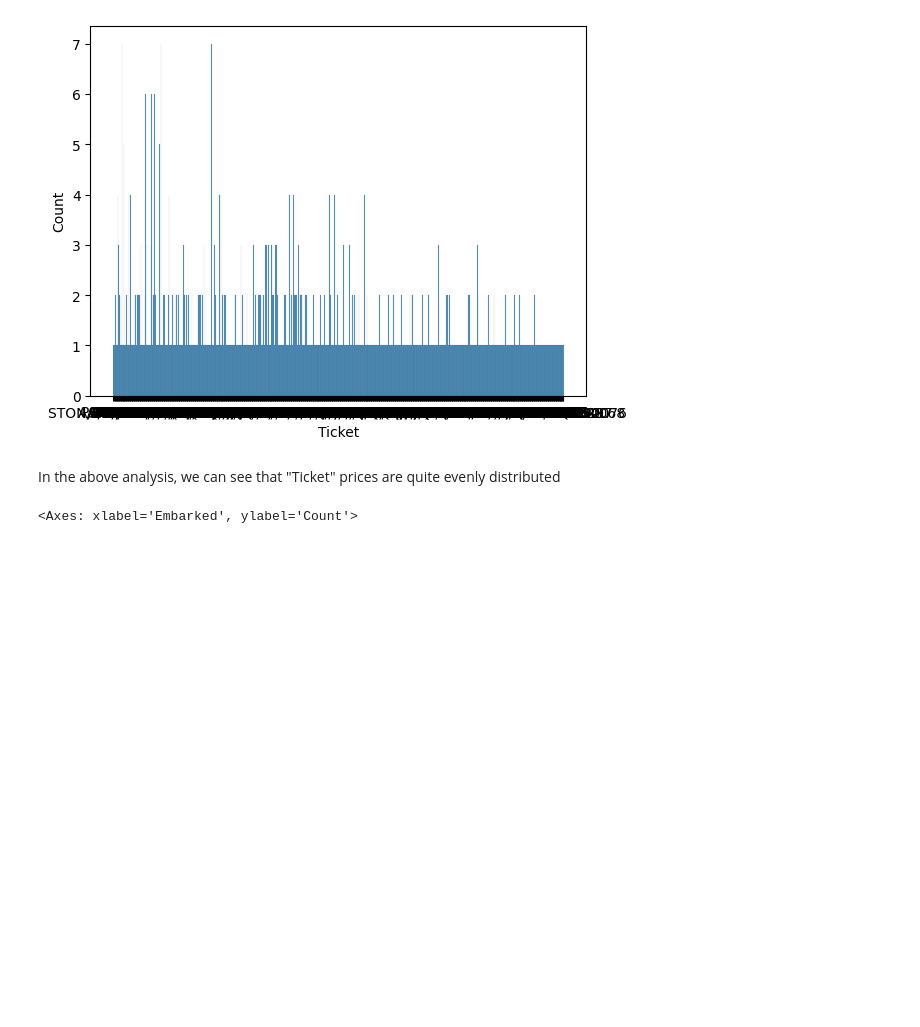
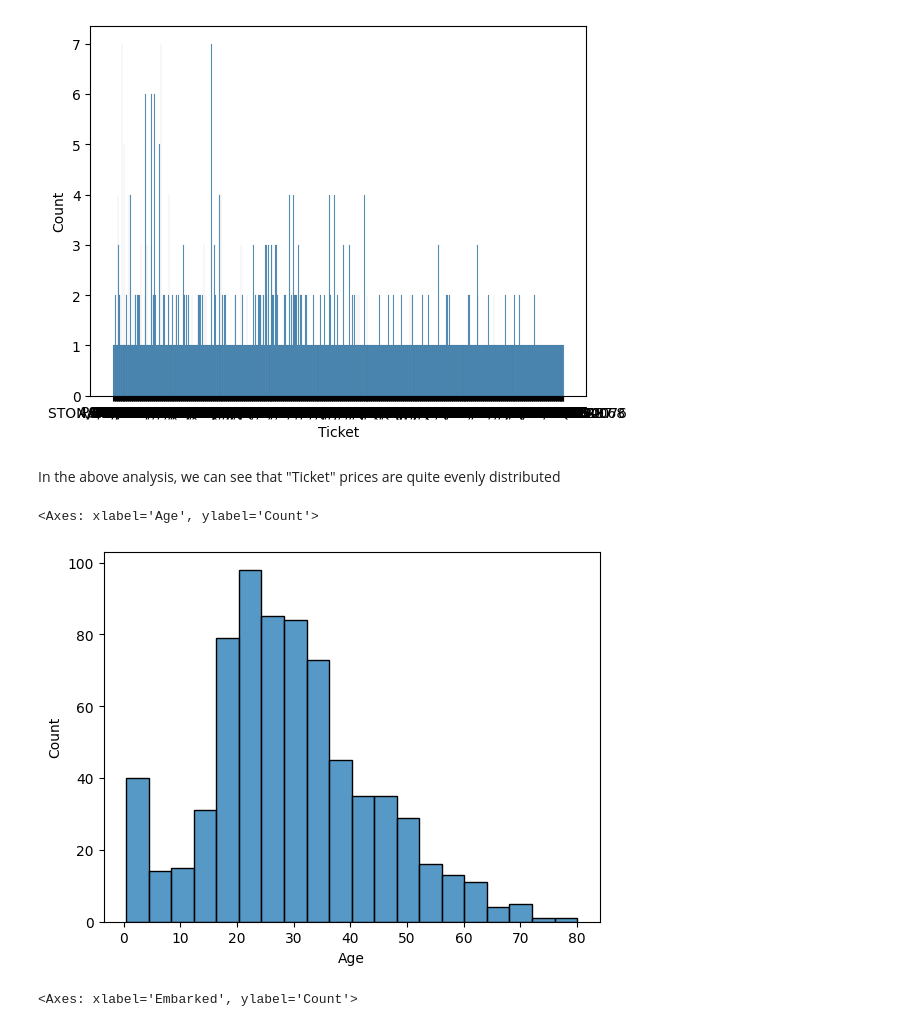
Before and after one commit to mehtasumit1007/TitanicPredictionModelling, a Jupyter notebook: Modelling_Main.ipynb, the cells around one changed output. Drawn from its saved outputs; the diff is of its cells as text; code cells hidden in the pictures; blank space fills up the shorter version.

```diff
--- a/Modelling_Main.ipynb
+++ b/Modelling_Main.ipynb
@@ -204,6 +204,15 @@ sns.histplot(df_titanic['Ticket'].dropna(),kde=False)
 [figure]
 # %% [markdown]
 In the above analysis, we can see that "Ticket" prices are quite evenly distributed
+# %%
+df_titanic['Age'].isna().sum()
+df_titanic.dtypes
+df_titanic['Age'] = pd.to_numeric(df_titanic['Age'], errors='coerce')
+# %%
+sns.histplot(df_titanic['Age'].dropna(),kde=False)
+# %% [output]
+<Axes: xlabel='Age', ylabel='Count'>
+[figure, added]
 # %%
 sns.histplot(df_titanic['Embarked'].dropna(),kde=False)
 # %% [output]
```
Also changed, not shown: parts of 9 cells of this notebook.
